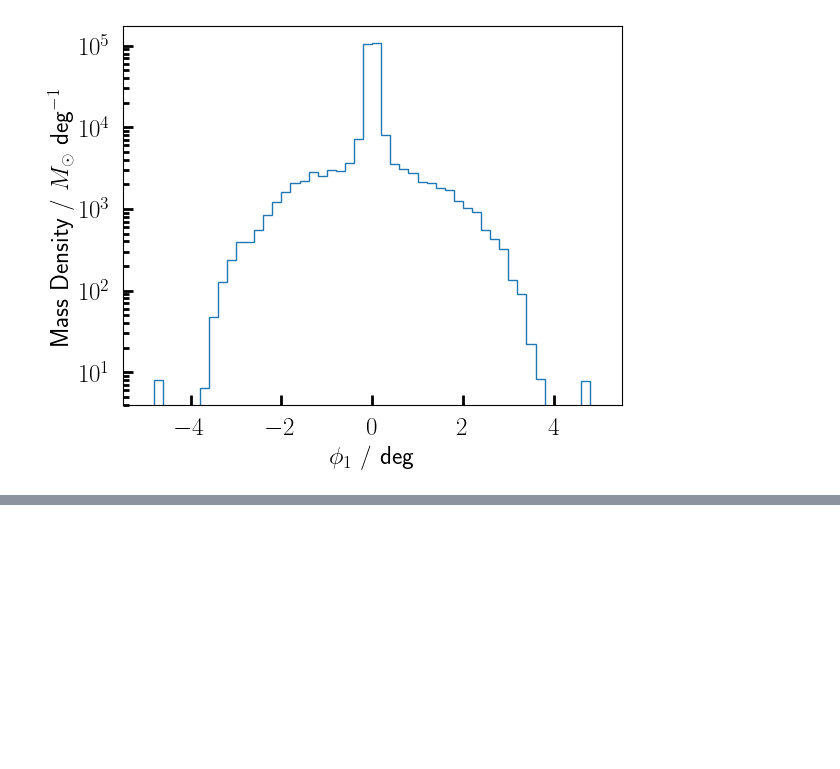
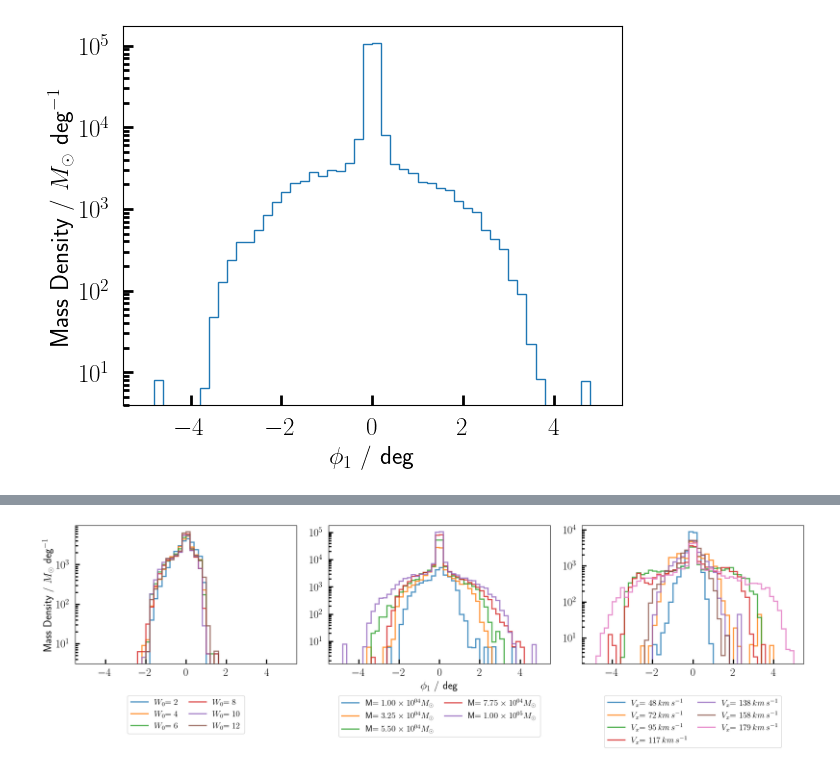
Before and after one commit to RSPicken2/stellar-streams, a Jupyter notebook: Ridgeline.ipynb, the cells around one changed output, grey strips where cells are left out. Drawn from its saved outputs; the diff is of its cells as text; code cells hidden in the pictures; blank space fills up the shorter version.

```diff
--- a/Ridgeline.ipynb
+++ b/Ridgeline.ipynb
@@ -282,0 +274,40 @@ plt.show()
+# %%
+time = 600
+all_runs_data = {ex: get_runs_data(source + '/' + ex, [time]) for ex in experiments}
+streams_data = map_leaves(all_runs_data, filter_stream, density_filter=20, bins=50)
+stream_frames = map_leaves(streams_data, step_to_stream_coords)
+densities = map_leaves(streams_data, steam_density, phi1_lim=5, bins=50)
+# %%
+fig, axes = plt.subplots(1, len(experiments), figsize=(6*len(experiments),6))
+
+experiments = ['Concentration', 'Mass', 'Vx']
+labels = [r'$W_0$', r'M', r'$V_x$']
+units = ['', r'$M_\odot$', r'$\,km\,s^{-1}$']
+sciNot = [False, True, False]
+
+for (ex, ex_d), lbl, u, sci, ax in zip(densities.items(),
+                                        labels, units, sciNot, axes):
+    for run, d in ex_d.items():
+        hist, edges = d[time]
+        if sci:
+            mantissa, exponent = f"{run:.2e}".split("e+")
+            label = fr'{lbl}$={mantissa}\times 10^{{{exponent}}}${u}'
+        else:
+            label = fr'{lbl}$={run}${u}'
+
+        ax.stairs(hist, edges, alpha=0.8, label=label, linewidth=2)
+
+    ax.set_yscale('log')
+    ax.legend(loc='upper center', bbox_to_anchor=(0.5, -0.2),
+          ncol=2, fontsize=14, columnspacing=1.2)
+
+
+
+axes[len(experiments)//2].set_xlabel(r'$\phi_1$ / deg')
+axes[0].set_ylabel('Mass Density / $M_\odot$ deg$^{-1}$')
+
+plt.tight_layout()
+#plt.savefig('Images/W_0_density_profiles.png',bbox_inches='tight')
+plt.show()
+# %% [output]
+[figure, added]
```
Also changed, not shown: parts of 3 cells of this notebook.
